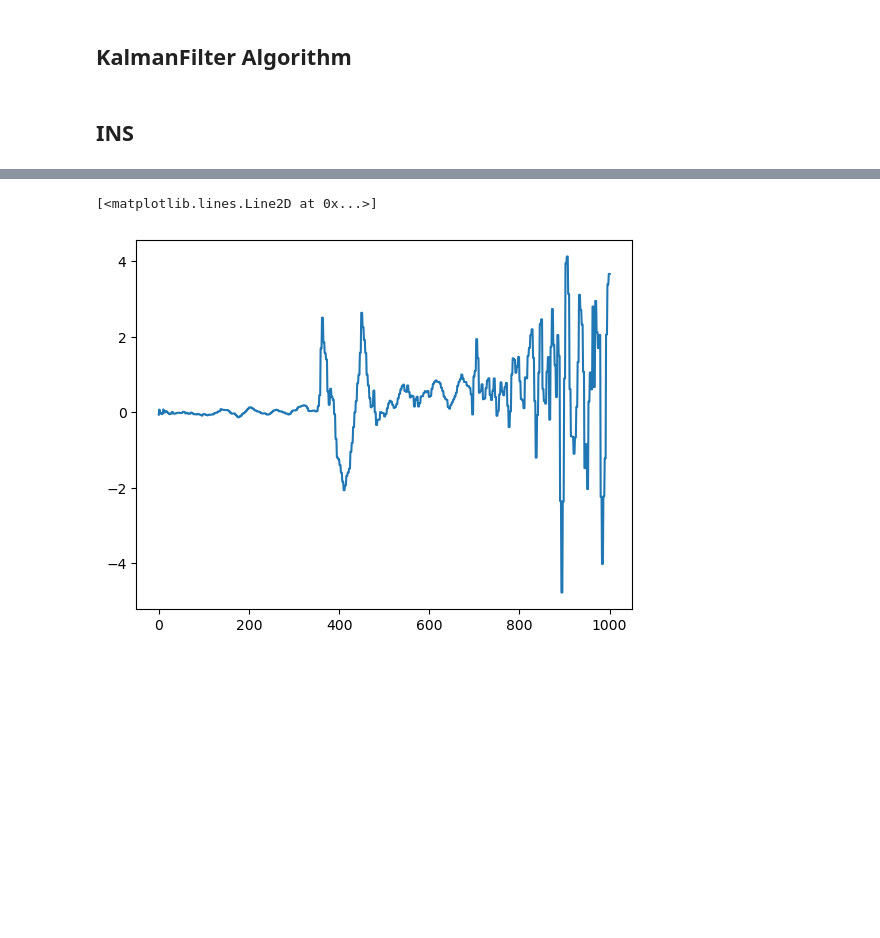
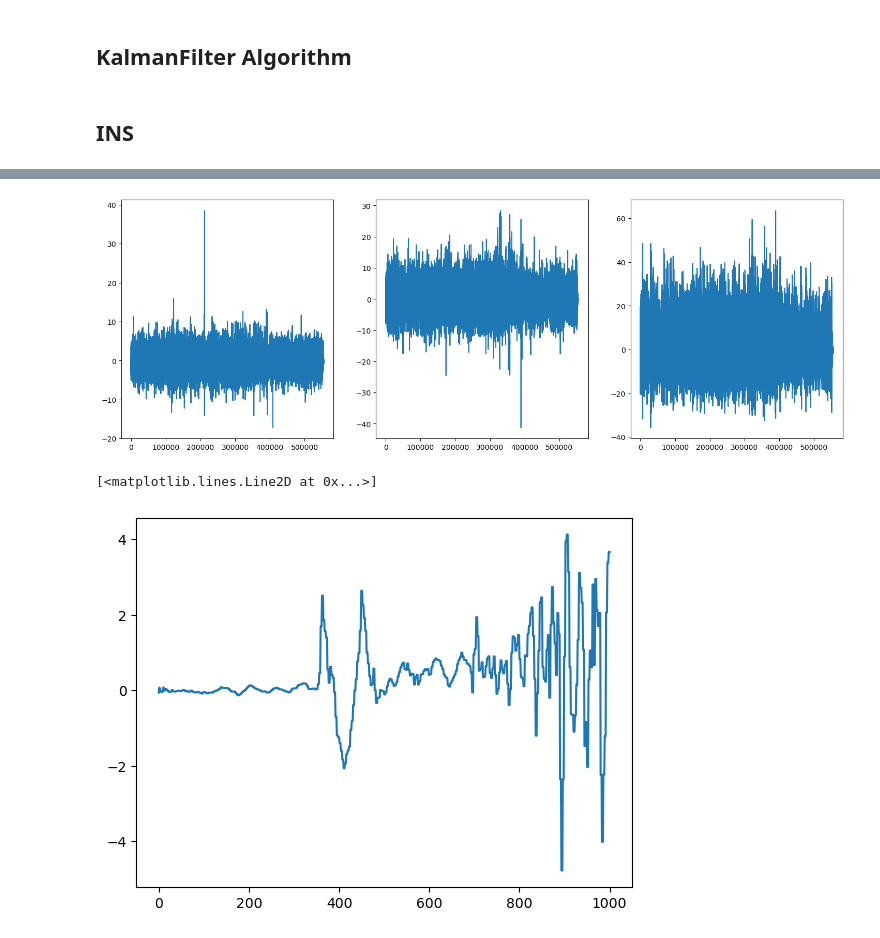
Before and after one commit to JaehoJang-Ipinlabs/ipinlabs.sensorio, a Jupyter notebook: KF_refactoring.ipynb, the cells around one changed output, grey strips where cells are left out. Drawn from its saved outputs; the diff is of its cells as text; code cells hidden in the pictures; blank space fills up the shorter version.

```diff
--- a/KF_refactoring.ipynb
+++ b/KF_refactoring.ipynb
@@ -761,3 +743,10 @@ for i in range(3):
+# %%
+fig, ax = plt.subplots(1,3,figsize=(18,6))
+for i in range(3):
+    # ax[i].plot(np.array(bar)[:,i])
+    ax[i].plot(np.array(linacc)[:,i+1],alpha=1)
+# %% [output]
+[figure, added]
 # %%
 plt.plot(np.array(bar)[:,1])
 # %% [output]
```
Also changed, not shown: parts of 3 cells of this notebook.
